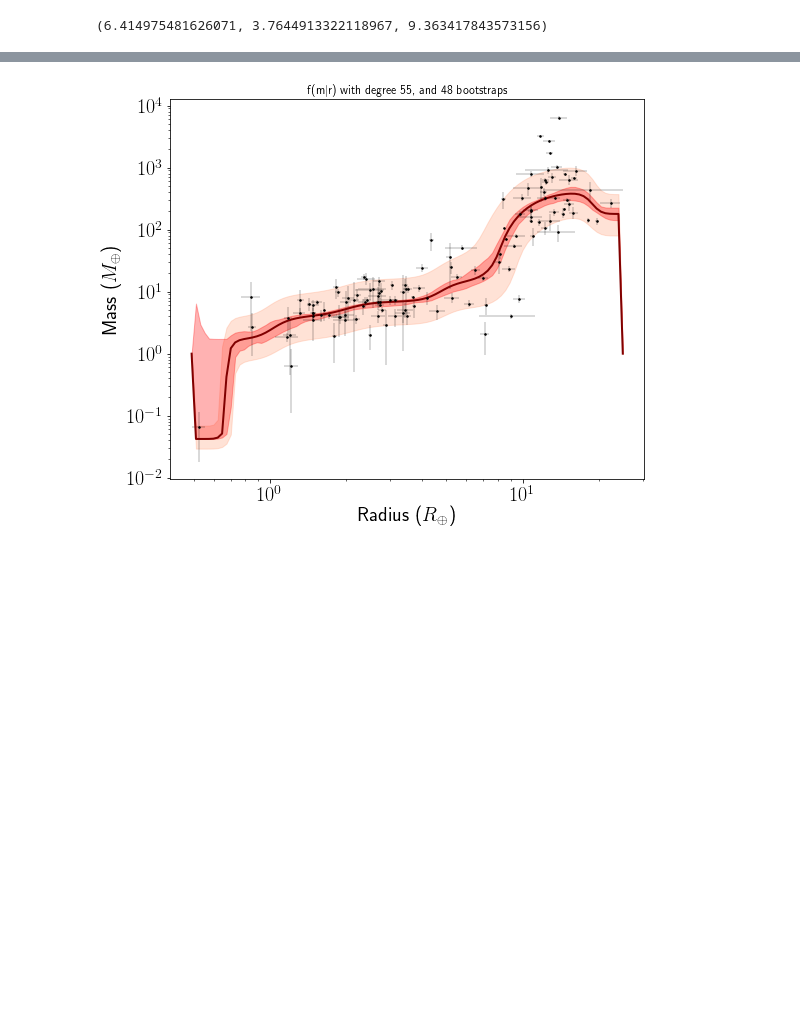
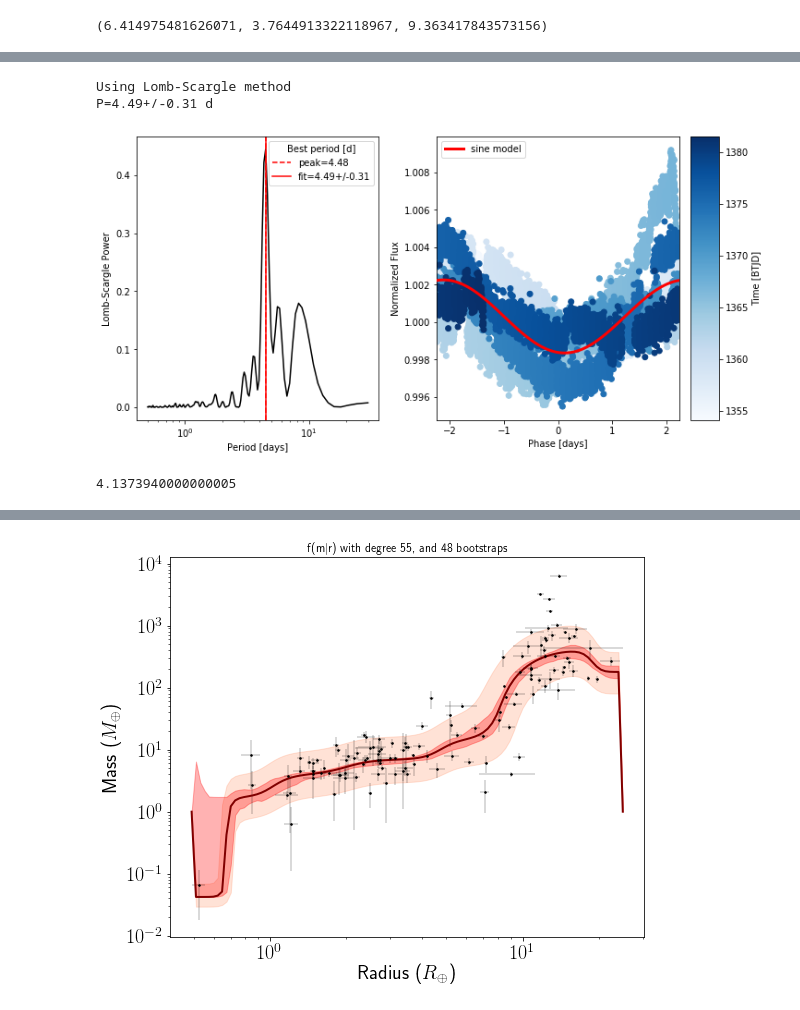
Before and after one commit to jpdeleon/chronos, a Jupyter notebook: notebooks/examples-planet.ipynb, the cells around one changed output, grey strips where cells are left out. Saved outputs shown, nothing was run; the diff lists cells and outputs as text; code cells hidden in the pictures; blank space fills up the shorter version.

```diff
--- a/notebooks/examples-planet.ipynb
+++ b/notebooks/examples-planet.ipynb
@@ -97,0 +161,14 @@ K-K_sighi, K, K+K_sighi
+# %%
+fig = cr.plot_rotation_period(lc.time,
+                              lc.flux,
+                              err=lc.flux_err,
+                              transit_mask=tmask
+                             )
+# %% [output]
+Using Lomb-Scargle method
+P=4.49+/-0.31 d
+[figure, added]
+# %%
+p.toi_period
+# %% [output]
+4.1373940000000005
```
Also changed, not shown: parts of 18 cells of this notebook, 5 other files.
